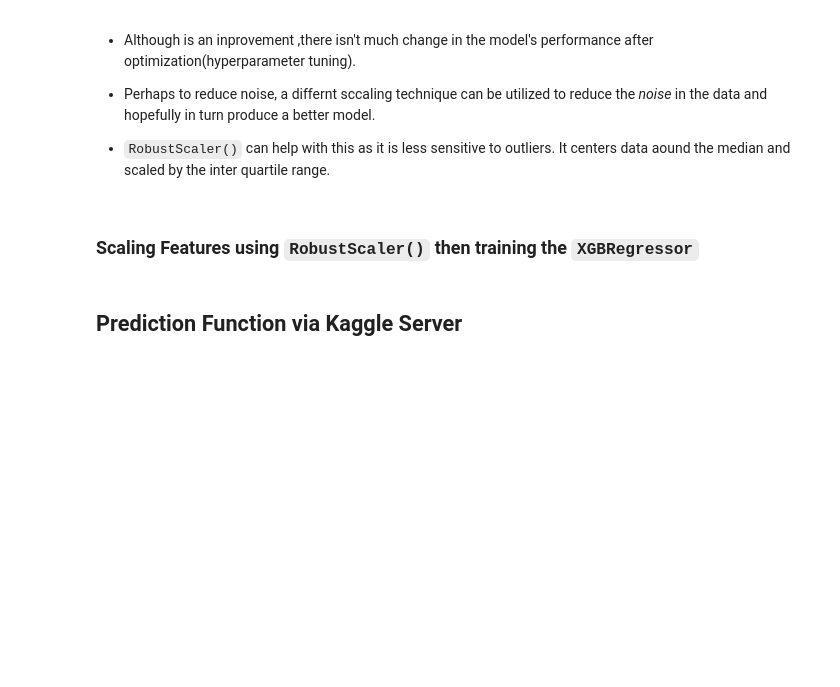
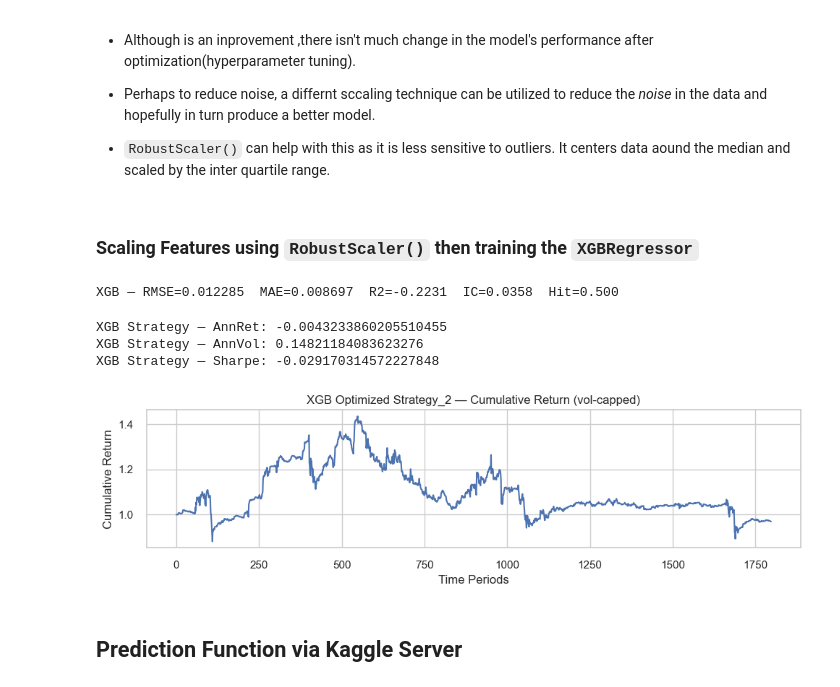
Before and after one commit to eugene-maina72/hull-tactical_kaggle_competition, a Jupyter notebook: hull-notebook.ipynb, the cells around one changed output. Drawn from its saved outputs; the diff is of its cells as text; code cells hidden in the pictures; blank space fills up the shorter version.

```diff
--- a/hull-notebook.ipynb
+++ b/hull-notebook.ipynb
@@ -1084,6 +1084,73 @@ XGB Strategy — Sharpe: -0.029170314572227848
 * `RobustScaler()` can help with this as it is less sensitive to outliers. It centers data aound the median and scaled by the inter quartile range.
 # %% [markdown]
 ### Scaling Features using `RobustScaler()` then training the `XGBRegressor`
+# %%
+# Instatiating the scaler
+
+r_scaler = RobustScaler()
+
+X_train_rs = r_scaler.fit_transform(X_train)
+X_val_rs = r_scaler.fit_transform(X_test)
+
+
+xgb2_cv = GridSearchCV(xgb, param_grid=param_grid, cv=3, return_train_score=True, refit=True)
+
+xgb2_cv.fit(X_train_rs, y_train)
+
+y2_pred_cv = xgb.predict(X_val_rs)
+
+xgb_2_rmse = root_mean_squared_error(y_test, y2_pred_cv)
+xgb_2_mae  = mean_absolute_error(y_test, y2_pred_cv)
+xgb_2_r2   = r2_score(y_test, y2_pred_cv)
+xgb_2_ic   = spearmanr(y_test, y2_pred_cv).correlation
+xgb_2_hit  = (np.sign(y2_pred_cv) == np.sign(y_test)).mean()
+
+print(f"XGB — RMSE={xgb_2_rmse:.6f}  MAE={xgb_2_mae:.6f}  R2={xgb_2_r2:.4f}  IC={xgb_2_ic:.4f}  Hit={xgb_2_hit:.3f}")
+# %% [output]
+XGB — RMSE=0.012285  MAE=0.008697  R2=-0.2231  IC=0.0358  Hit=0.500
+# %%
+# position sizing by confidence
+w_2_raw = zscore(y_pred_cv)
+# ensure it's a numpy array with a numeric dtype before clipping
+w_2_raw = np.asarray(w_2_raw, dtype=np.float32)
+w_2_raw = np.clip(w_2_raw, -3.0, 3.0)  # tame extremes
+
+# realized daily excess return (same horizon you’re trading)
+realized = y_test  # daily forward excess return on test
+
+# no-lookahead vol targeting (one-period lag on the proxy)
+window = 20
+proxy = pd.Series(w_2_raw * realized)
+roll_vol = proxy.rolling(window).std().shift(1).to_numpy()
+
+market_vol = np.std(bench_test, ddof=1)
+cap = 1.2 * market_vol
+
+scale = np.ones_like(w_2_raw)
+mask = (roll_vol > 0) & np.isfinite(roll_vol)
+scale[mask] = np.minimum(1.0, cap / roll_vol[mask])
+
+w_2 = w_2_raw * scale
+ret_strat_2 = w_2 * realized
+
+def ann_ret(r): return (1 + pd.Series(r)).prod()**(252/len(r)) - 1
+def ann_vol(r): return np.std(r, ddof=1) * np.sqrt(252)
+def sharpe(r, rf=0.0):
+    v = ann_vol(r); return (ann_ret(r) - rf) / (v + 1e-12)
+
+print("XGB Strategy — AnnRet:", ann_ret(ret_strat_2))
+print("XGB Strategy — AnnVol:", ann_vol(ret_strat_2))
+print("XGB Strategy — Sharpe:", sharpe(ret_strat_2))
+
+# quick cum curve
+(1 + pd.Series(ret_strat_2)).cumprod().plot(figsize=(10,3), title="XGB Optimized Strategy_2 — Cumulative Return (vol-capped)", xlabel="Time Periods", ylabel="Cumulative Return")
+plt.tight_layout()
+plt.show()
+# %% [output]
+XGB Strategy — AnnRet: -0.0043233860205510455
+XGB Strategy — AnnVol: 0.14821184083623276
+XGB Strategy — Sharpe: -0.029170314572227848
+[figure, added]
 # %% [markdown]
 ## Prediction Function via Kaggle Server
 # %%
```
Also changed, not shown: parts of 3 cells of this notebook.
